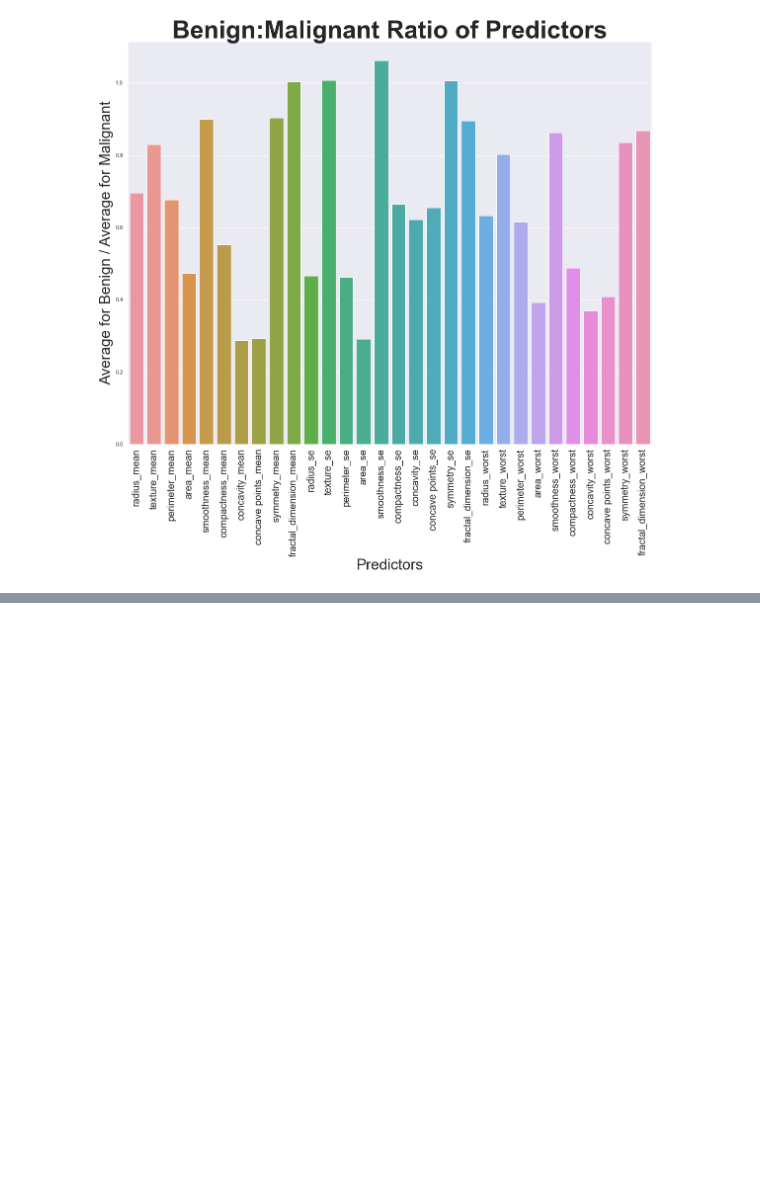
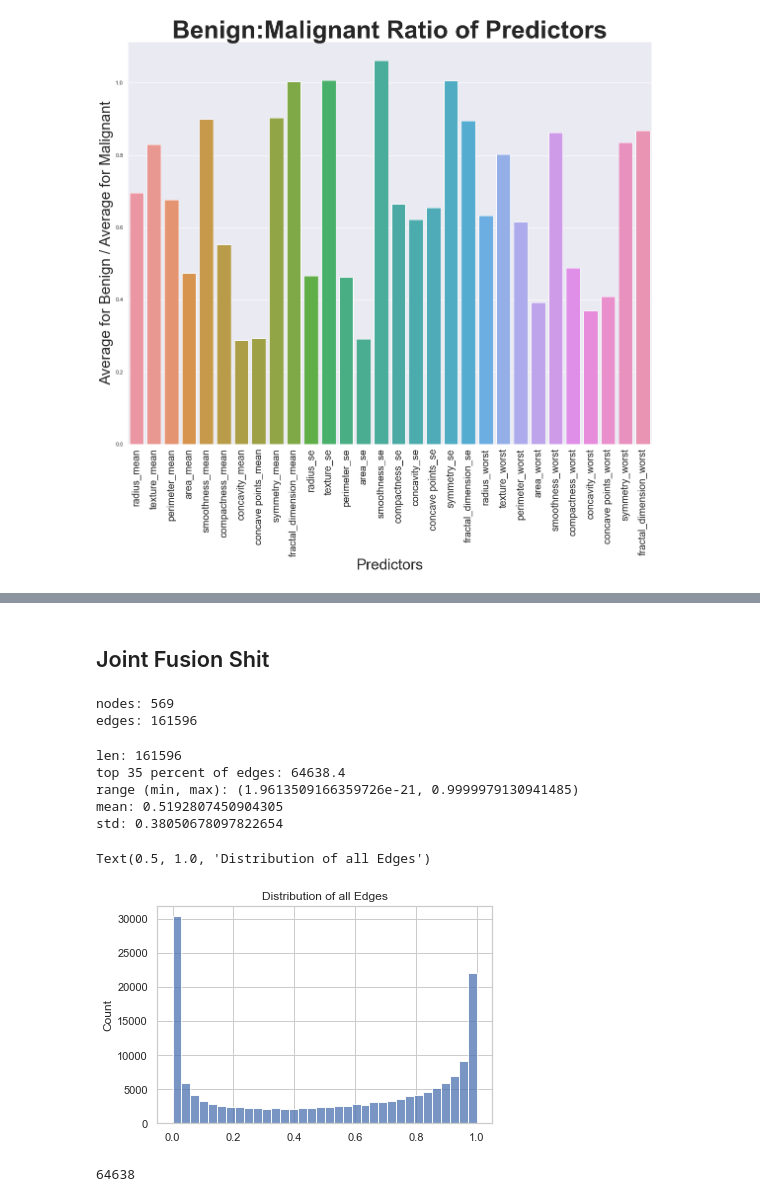
Before and after one commit to irsyadadam/156_GNN_FUSION, a Jupyter notebook: analysis.ipynb, the cells around one changed output, grey strips where cells are left out. Saved outputs shown, nothing was run; the diff lists cells and outputs as text; code cells hidden in the pictures; blank space fills up the shorter version.

```diff
--- a/analysis.ipynb
+++ b/analysis.ipynb
@@ -192,0 +228,54 @@ Epoch 50/50
+# %% [markdown]
+## Joint Fusion Shit
+# %%
+from scipy.spatial.distance import pdist, squareform
+
+
+edge_data = df[['radius_mean', 'texture_mean', 'perimeter_mean',
+       'area_mean', 'smoothness_mean', 'compactness_mean', 'concavity_mean',
+       'concave points_mean', 'symmetry_mean', 'fractal_dimension_mean']].to_numpy()
+
+#using gaussian kernel
+# exp(- |x - x'|^2 / std^2)
+pairwise_dists = squareform(pdist(edge_data, 'euclidean'))
+gauss_kern = np.exp(-pairwise_dists ** 2 / pairwise_dists.std() ** 2)
+#gauss_kern[0]
+# %%
+G = nx.from_numpy_matrix(gauss_kern)
+G.remove_edges_from(nx.selfloop_edges(G))
+print("nodes:", len(G.nodes))
+print("edges:", len(G.edges))
+# %% [output]
+nodes: 569
+edges: 161596
+# %%
+edge_val = [attrs["weight"] for a, b, attrs in G.edges(data=True)]
+print("len:", len(edge_val))
+
+
+percentage = 0.40
+
+print("top 35 percent of edges: %s" % (percentage * len(edge_val)))
+
+print("range (min, max): (%s, %s)" % (min(edge_val), max(edge_val)))
+print("mean: %s" % (sum(edge_val) / len(edge_val)))
+print("std: %s" % np.array(edge_val).std())
+
+
+sns.set_style('whitegrid')
+sns.histplot(edge_val)
+plt.title("Distribution of all Edges")
+# %% [output]
+len: 161596
+top 35 percent of edges: 64638.4
+range (min, max): (1.9613509166359726e-21, 0.9999979130941485)
+mean: 0.5192807450904305
+std: 0.38050678097822654
+Text(0.5, 1.0, 'Distribution of all Edges')
+[figure, added]
+# %%
+ALL_edges = sorted(G.edges(data=True), key=lambda t: t[2].get('weight', 1))
+TOP_edges = ALL_edges[(161596 - int(percentage * 161596)):]
+len(TOP_edges)
+# %% [output]
+64638
```
Also changed, not shown: parts of 25 cells of this notebook.
